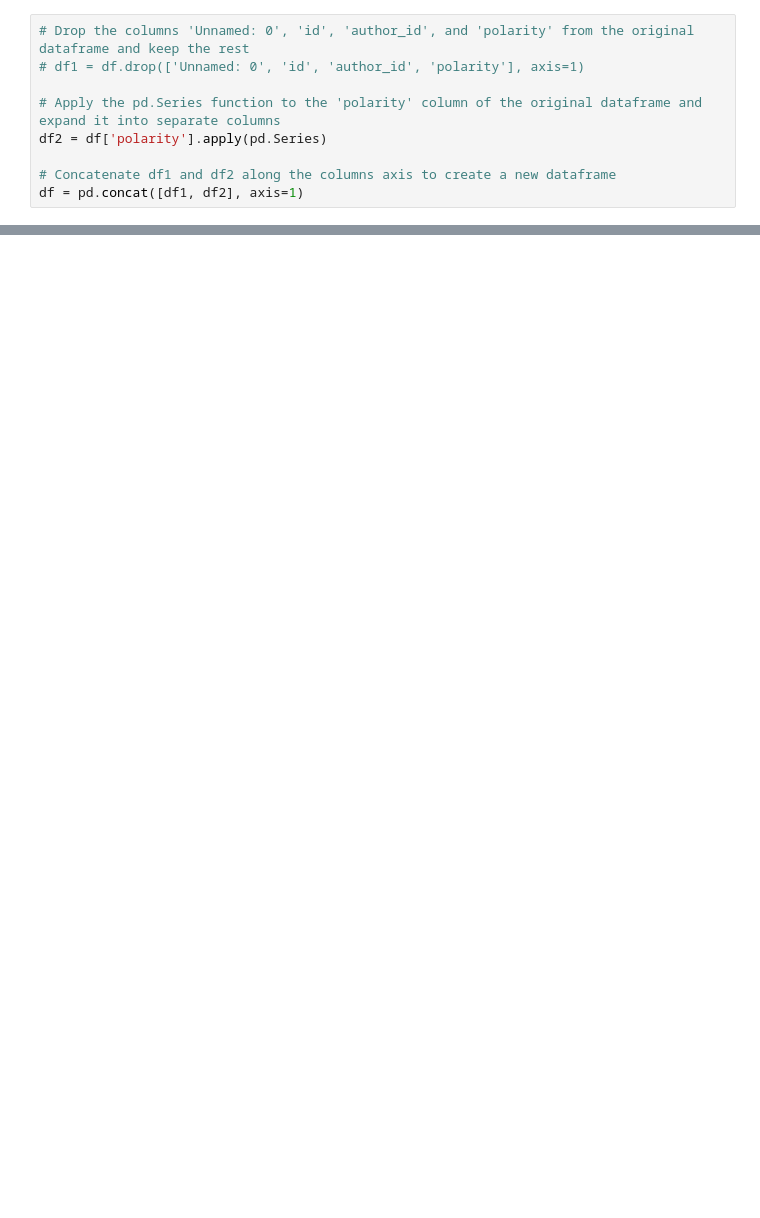
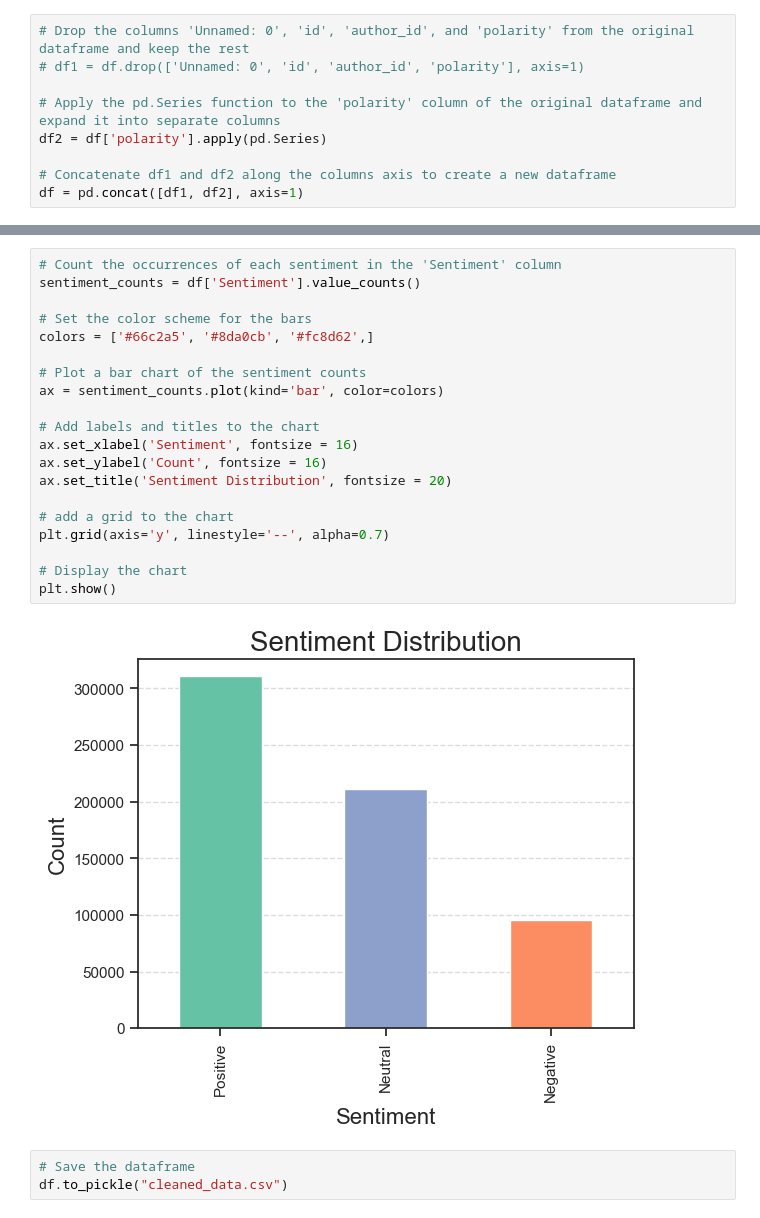
Before and after one commit to Gunjuzone/FIFA_World_Cup_2022_Sentiment_Analysis, a Jupyter notebook: 2022_Fifa_World_Cup_Sentiment_Analysis.ipynb, the cells around one changed output, grey strips where cells are left out. Cells and saved outputs as stored; diff of their text form; blank space fills up the shorter version.

Commit message:
Export dataframe for viz & finalized sentiment

```diff
--- a/2022_Fifa_World_Cup_Sentiment_Analysis.ipynb
+++ b/2022_Fifa_World_Cup_Sentiment_Analysis.ipynb
@@ -665,0 +671,25 @@ df[['Content', 'tweet_string_lemmatized', 'neg', 'neu', 'pos', 'compound', 'Sent
+# %%
+# Count the occurrences of each sentiment in the 'Sentiment' column
+sentiment_counts = df['Sentiment'].value_counts()
+
+# Set the color scheme for the bars
+colors = ['#66c2a5', '#8da0cb', '#fc8d62',]
+
+# Plot a bar chart of the sentiment counts
+ax = sentiment_counts.plot(kind='bar', color=colors)
+
+# Add labels and titles to the chart
+ax.set_xlabel('Sentiment', fontsize = 16)
+ax.set_ylabel('Count', fontsize = 16)
+ax.set_title('Sentiment Distribution', fontsize = 20)
+
+# add a grid to the chart
+plt.grid(axis='y', linestyle='--', alpha=0.7)
+
+# Display the chart
+plt.show()
+# %% [output]
+[figure, added]
+# %%
+# Save the dataframe
+df.to_pickle("cleaned_data.csv")
```
Also changed, not shown: parts of 21 cells of this notebook.
